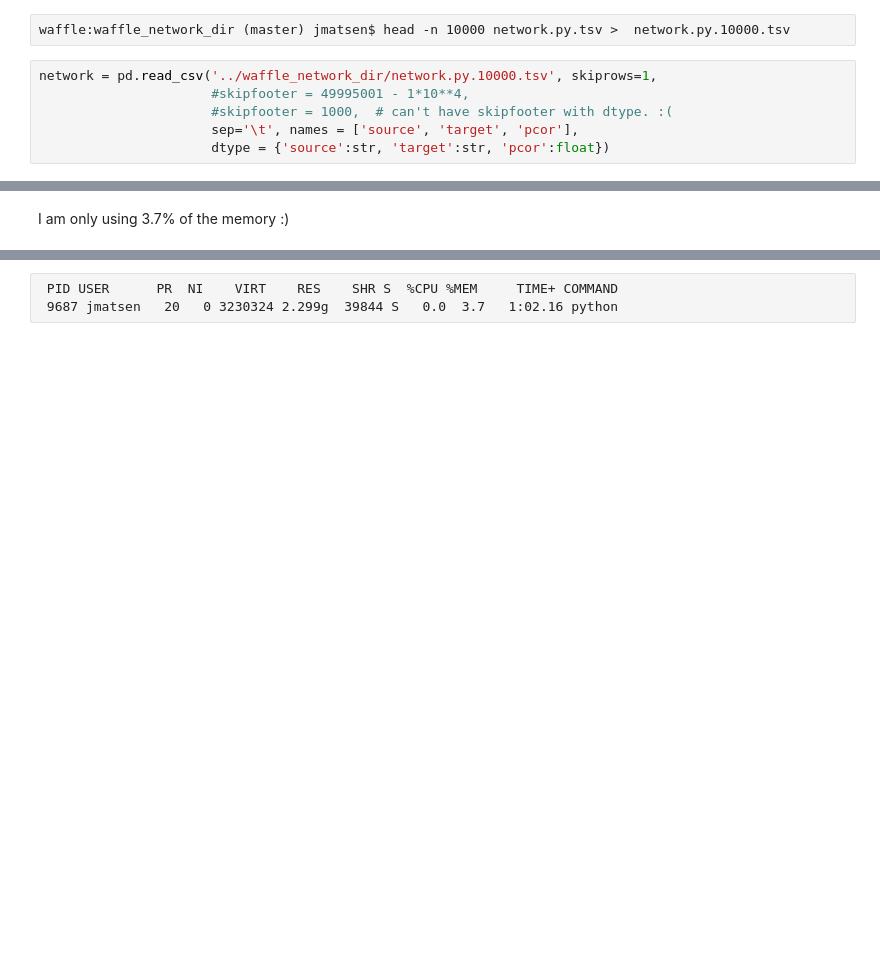
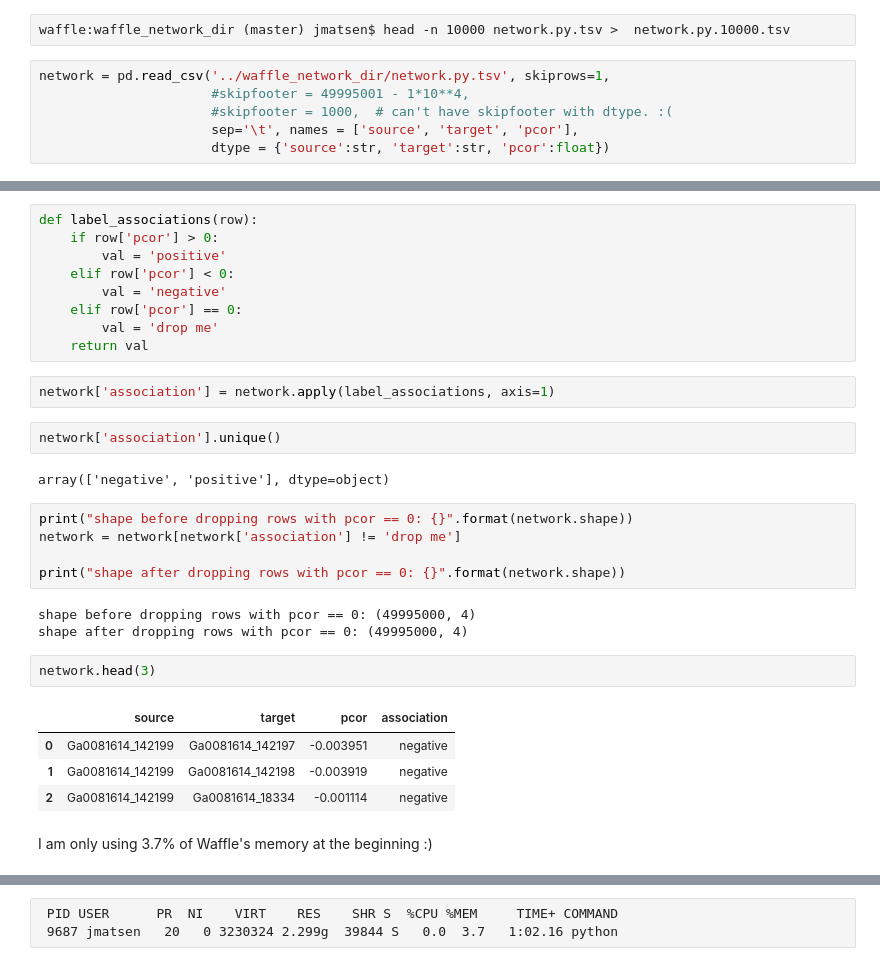
Before and after one commit to JanetMatsen/Neo4j_meta4, a Jupyter notebook: jupyter/prepare_whole_network.ipynb, the cells around one changed output, grey strips where cells are left out. Drawn from its saved outputs; the diff is of its cells as text; blank space fills up the shorter version.

Commit message:
add association column

```diff
--- a/jupyter/prepare_whole_network.ipynb
+++ b/jupyter/prepare_whole_network.ipynb
@@ -51,7 +71,7 @@ Make a 10k row version of the file for development.
 # %% [raw]
 waffle:waffle_network_dir (master) jmatsen$ head -n 10000 network.py.tsv >  network.py.10000.tsv
 # %%
-network = pd.read_csv('../waffle_network_dir/network.py.10000.tsv', skiprows=1,
+network = pd.read_csv('../waffle_network_dir/network.py.tsv', skiprows=1,
                       #skipfooter = 49995001 - 1*10**4,
                       #skipfooter = 1000,  # can't have skipfooter with dtype. :(
                       sep='\t', names = ['source', 'target', 'pcor'],
@@ -63,2 +92,32 @@ network.head()
+# %%
+def label_associations(row):
+    if row['pcor'] > 0:
+        val = 'positive'
+    elif row['pcor'] < 0:
+        val = 'negative'
+    elif row['pcor'] == 0:
+        val = 'drop me'
+    return val
+# %%
+network['association'] = network.apply(label_associations, axis=1)
+# %%
+network['association'].unique()
+# %% [output]
+array(['negative', 'positive'], dtype=object)
+# %%
+print("shape before dropping rows with pcor == 0: {}".format(network.shape))
+network = network[network['association'] != 'drop me']
+
+print("shape after dropping rows with pcor == 0: {}".format(network.shape))
+# %% [output]
+shape before dropping rows with pcor == 0: (49995000, 4)
+shape after dropping rows with pcor == 0: (49995000, 4)
+# %%
+network.head(3)
+# %% [output]
+|  | source | target | pcor | association |
+| 0 | Ga0081614_142199 | Ga0081614_142197 | -0.003951 | negative |
+| 1 | Ga0081614_142199 | Ga0081614_142198 | -0.003919 | negative |
+| 2 | Ga0081614_142199 | Ga0081614_18334 | -0.001114 | negative |
 # %% [markdown]
-I am only using 3.7% of the memory  :)
+I am only using 3.7% of Waffle's memory at the beginning  :)
```
Also changed, not shown: parts of 42 cells of this notebook.
